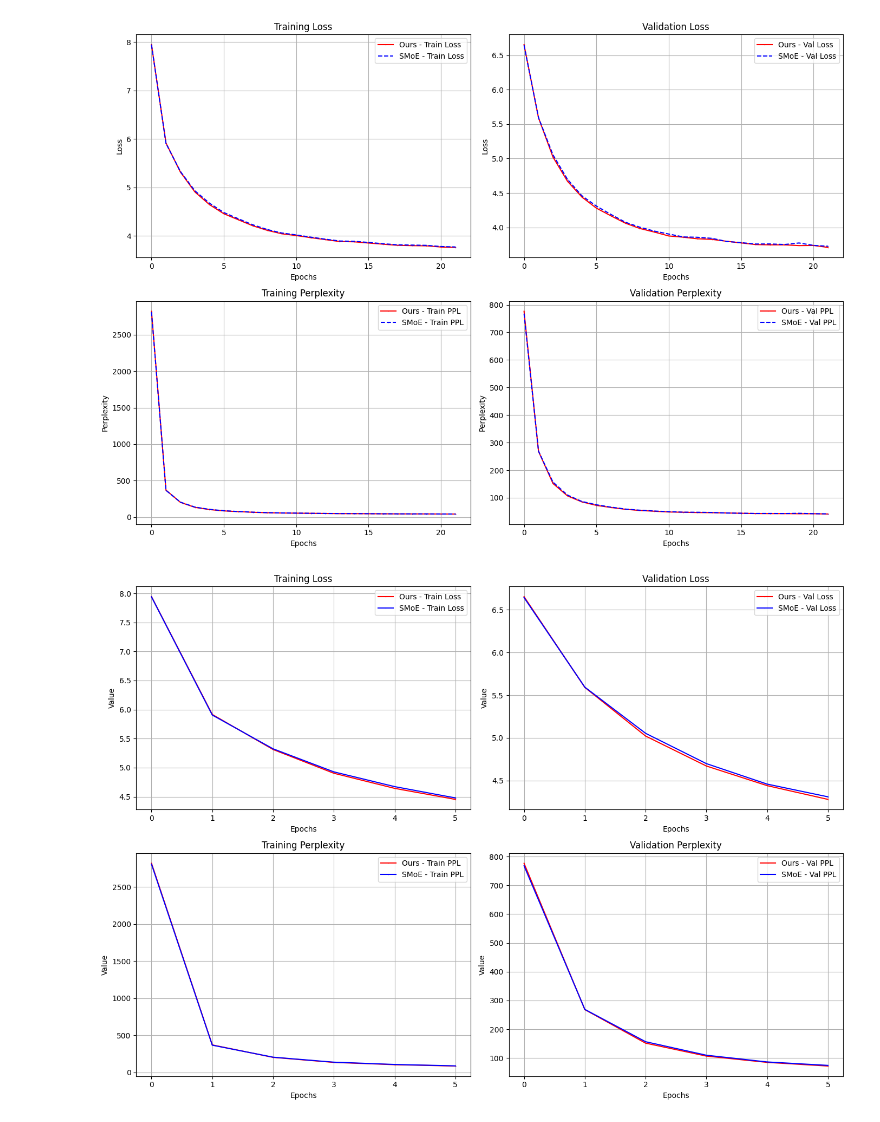
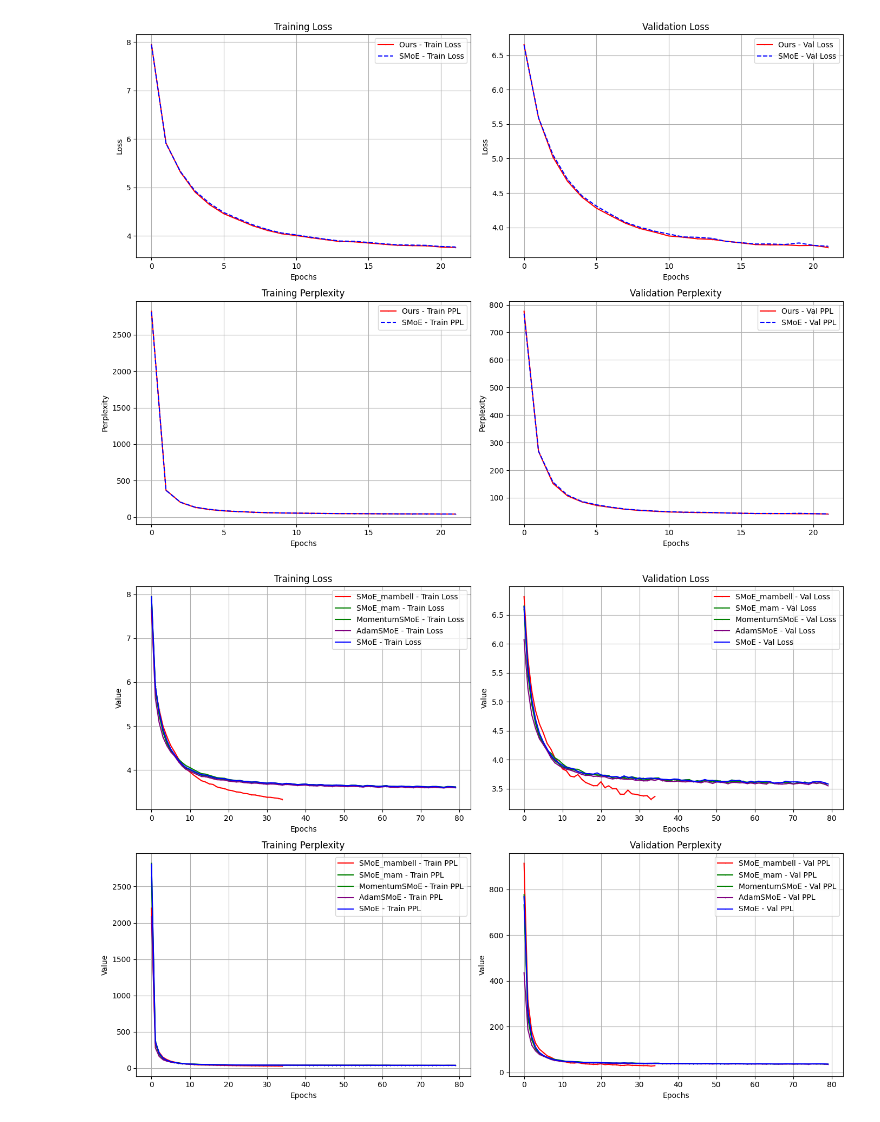
Before and after one commit to vaijsc/mamba_smoe, a Jupyter notebook: visualization/visual.ipynb, the cells around one changed output. Saved outputs shown, nothing was run; the diff lists cells and outputs as text; code cells hidden in the pictures.

```diff
--- a/visualization/visual.ipynb
+++ b/visualization/visual.ipynb
@@ -100,10 +100,11 @@ def parse_data(file_path):
 
 # File paths and colors
 files = {
-    "Ours": {"file": "data/Ours.txt", "color": "red"},
+    "SMoE_mambell": {"file": "data/SMoE_mambell.txt", "color": "red"},
+    "SMoE_mam": {"file": "data/SMoE_mam.txt", "color": "green"},
+    "MomentumSMoE": {"file": "data/MomentumSMoE.txt", "color": "green"},
+    "AdamSMoE": {"file": "data/AdamSMoE.txt", "color": "purple"},
     "SMoE": {"file": "data/SMoE.txt", "color": "blue"},
-    # "MomentumSMoE": {"file": "data/MomentumSMoE.txt", "color": "green"},
-    # "AdamSMoE": {"file": "data/AdamSMoE.txt", "color": "purple"},
 }
 
 # Parsing data
@@ -117,31 +118,31 @@ fig, axs = plt.subplots(2, 2, figsize=(14, 10))
 for key, info in files.items():
     epochs, loss_train, loss_val, ppl_train, ppl_val = data[key]
     color = info["color"]
 
     # Train Loss
     axs[0, 0].plot(epochs, loss_train, label=f'{key} - Train Loss', color=color, marker='o', markersize=0.2)
 
     # Validation Loss
     axs[0, 1].plot(epochs, loss_val, label=f'{key} - Val Loss', color=color, marker='o', markersize=0.2)
 
     # Train PPL
     axs[1, 0].plot(epochs, ppl_train, label=f'{key} - Train PPL', color=color, marker='o', markersize=0.2)
 
     # Validation PPL
     axs[1, 1].plot(epochs, ppl_val, label=f'{key} - Val PPL', color=color, marker='o', markersize=0.2)
 
 # Setting labels, titles, legends, and grids
 titles = ['Training Loss', 'Validation Loss', 'Training Perplexity', 'Validation Perplexity']
 for ax, title in zip(axs.flat, titles):
     ax.set_xlabel('Epochs')
     ax.set_ylabel('Value')
     ax.set_title(title)
     ax.legend()
     ax.grid()
 
 # Adjust layout and save the figure
 plt.tight_layout()
 plt.savefig('comparison.png')
 plt.show()
 # %% [output]
-[figure, old version]
+[figure, new version]
```
Also changed, not shown: 13 other files.
